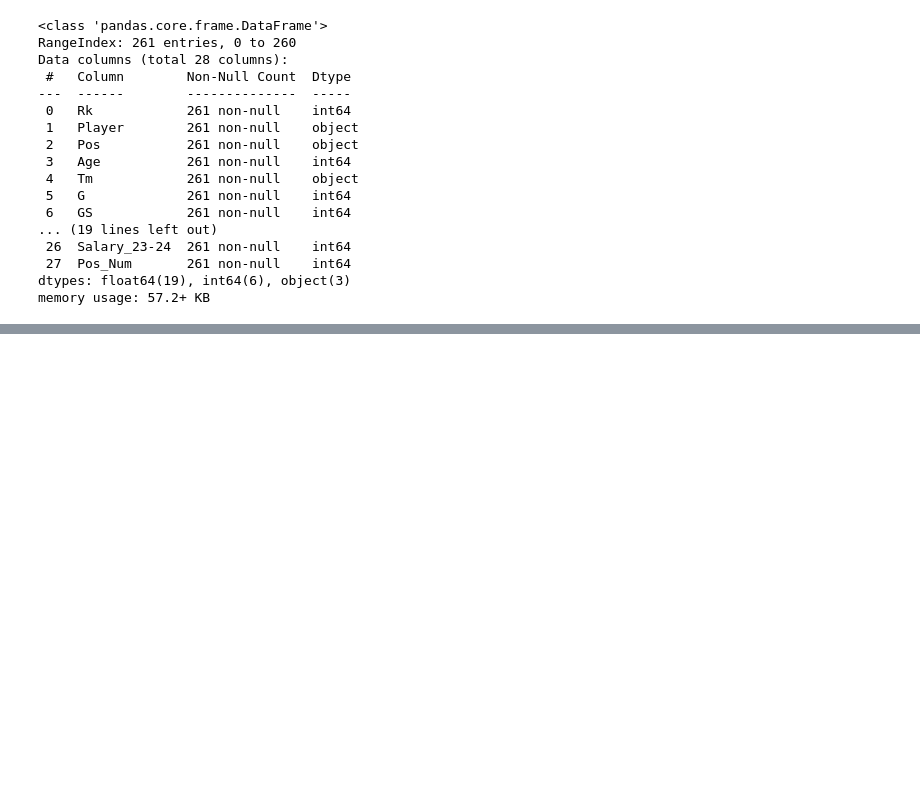
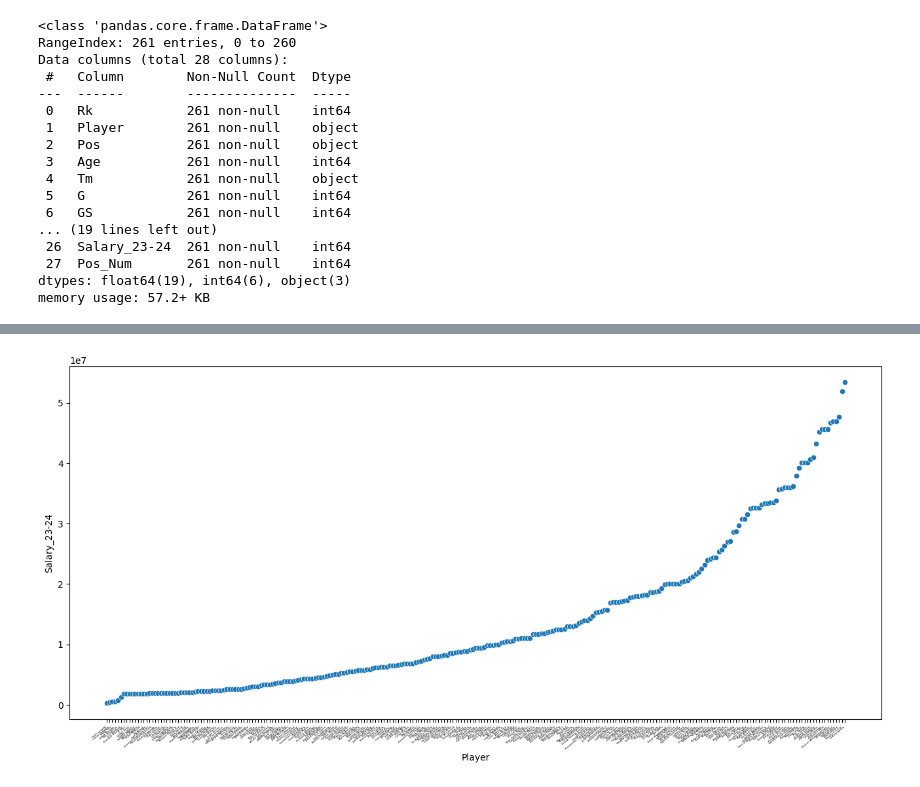
Before and after one commit to jakubros/NBA_players_value, a Jupyter notebook: NBA_players_value.ipynb, the cells around one changed output, grey strips where cells are left out. Drawn from its saved outputs; the diff is of its cells as text; code cells hidden in the pictures; blank space fills up the shorter version.

```diff
--- a/NBA_players_value.ipynb
+++ b/NBA_players_value.ipynb
@@ -87,0 +114,12 @@ ValueError: ignored
+# %%
+df5= df.sort_values('Salary_23-24')
+# %%
+
+
+plt.figure(figsize=(16,7))
+sns.scatterplot(x=df5['Player'], y=df5['Salary_23-24'])
+plt.xticks(rotation=40, horizontalalignment='right', fontsize=3)
+
+print()
+# %% [output]
+[figure, added]
```
Also changed, not shown: parts of 41 cells of this notebook.
